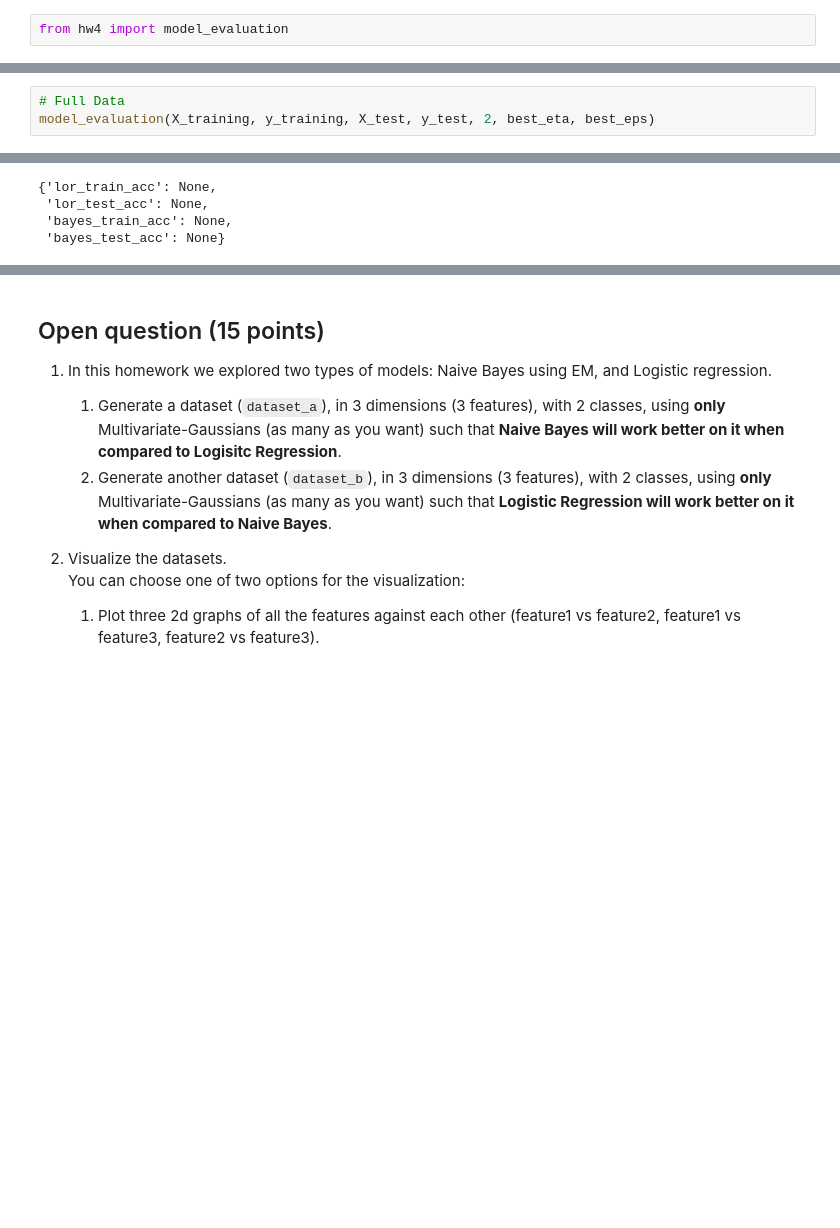
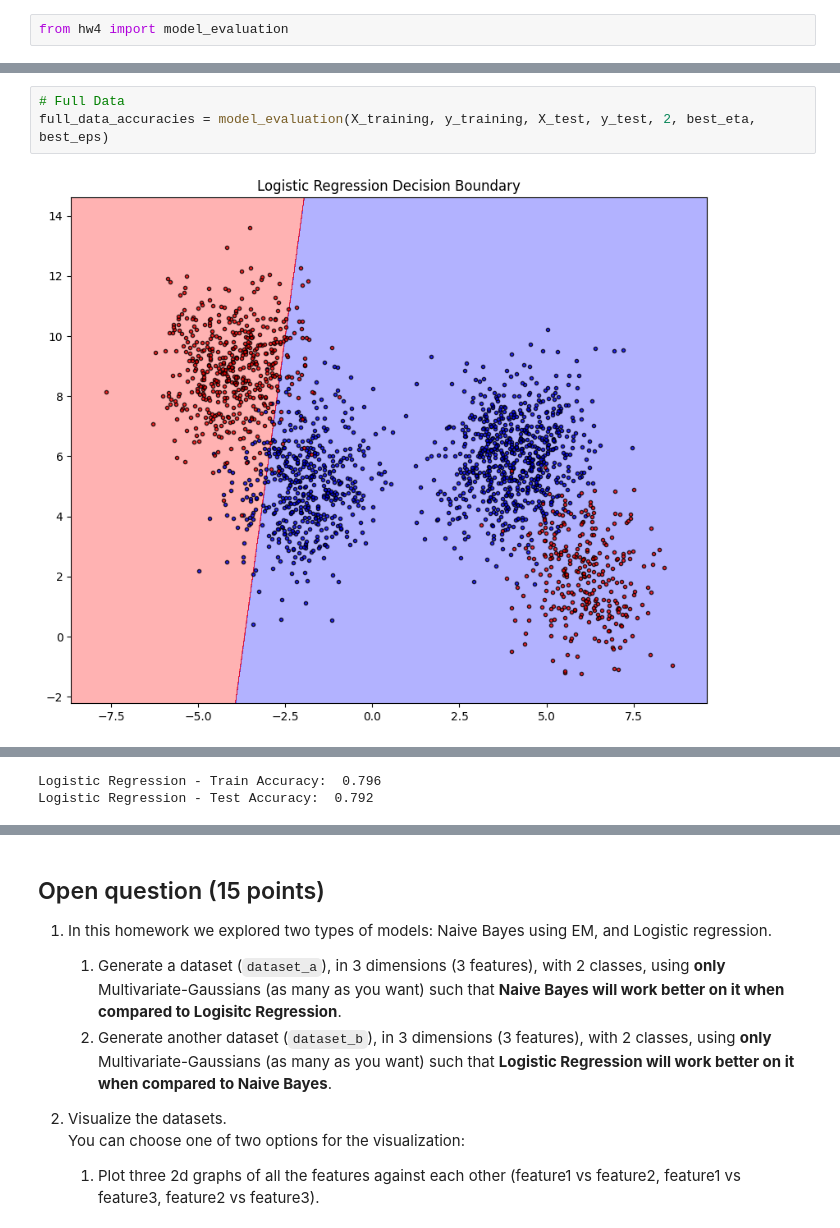
Before and after one commit to MaorEl/ml-from-data, a Jupyter notebook: hw4/hw4_204226815_312412927.ipynb, the cells around one changed output, grey strips where cells are left out. Saved outputs shown, nothing was run; the diff lists cells and outputs as text; blank space fills up the shorter version.

```diff
--- a/hw4/hw4_204226815_312412927.ipynb
+++ b/hw4/hw4_204226815_312412927.ipynb
@@ -434,4 +463,5 @@ model_evaluation(X_training_1000, y_training_1000, X_test_500, y_test_500, 1, be
 # %%
 # Full Data
-model_evaluation(X_training, y_training, X_test, y_test, 2, best_eta, best_eps)
+full_data_accuracies = model_evaluation(X_training, y_training, X_test, y_test, 2, best_eta, best_eps)
 # %% [output]
+[figure, added]
@@ -438,4 +469,2 @@ model_evaluation(X_training, y_training, X_test, y_test, 2, best_eta, best_eps)
-{'lor_train_acc': None,
- 'lor_test_acc': None,
- 'bayes_train_acc': None,
- 'bayes_test_acc': None}
+Logistic Regression - Train Accuracy:  0.796
+Logistic Regression - Test Accuracy:  0.792
```
Also changed, not shown: parts of 7 cells of this notebook, 1 other file.
